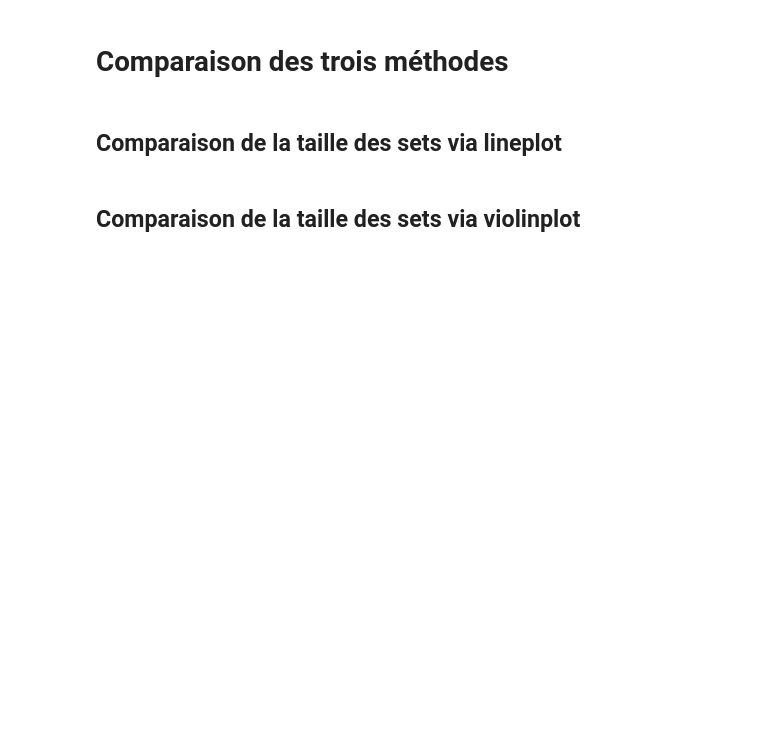
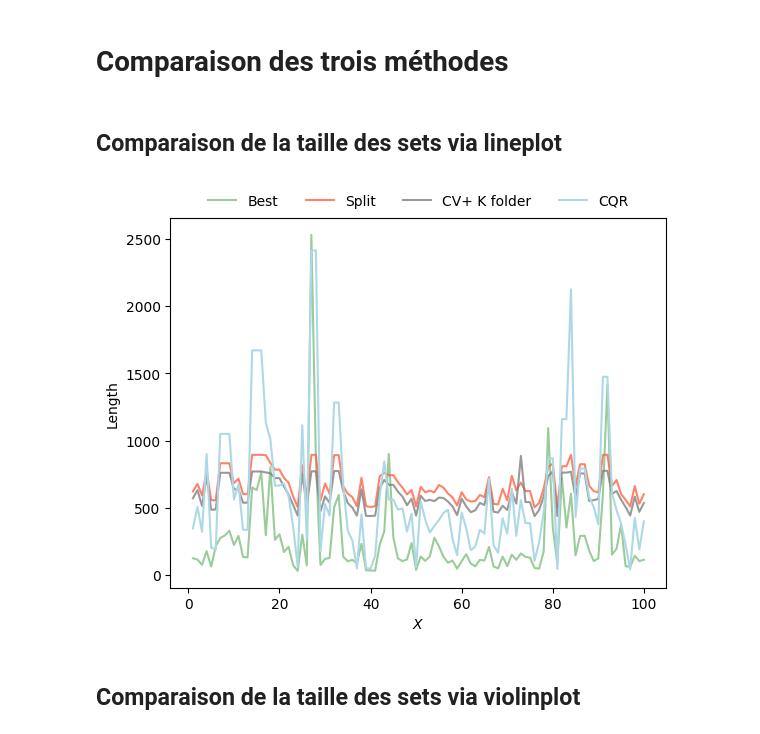
Before and after one commit to Krrcharles/Prediction-conforme-pour-les-donnees--analysee-par-Transformers, a Jupyter notebook: Code_stuart.ipynb, the cells around one changed output. Saved outputs shown, nothing was run; the diff lists cells and outputs as text; code cells hidden in the pictures; blank space fills up the shorter version.

```diff
--- a/Code_stuart.ipynb
+++ b/Code_stuart.ipynb
@@ -1318,7 +1320,7 @@ cv_qforest = True
 # ask for a prediction band with smaller average coverage
 # to avoid too conservative estimation of the prediction band
 # This would be equal to coverage_factor*(quantiles[1] - quantiles[0])
-coverage_factor = 0.85
+coverage_factor = 0.80 #0.85
 
 # ratio of held-out data, used in cross-validation
 cv_test_ratio = 0.05
@@ -1408,17 +1449,19 @@ with open('data/traite/y_lower_cqr', 'wb') as f1:
 ## Comparaison de la taille des sets via lineplot
 # %%
 fig = plt.figure()
-plt.plot(np.arange(1, len(length_split[:100]) + 1), length_split[:100], color='tomato', lw=2, alpha=0.8, label='Split')
-plt.plot(np.arange(1, len(length_cvp[:100]) + 1), length_cvp[:100], color='gray', lw=2, alpha=0.8, label='CV+ K folder')
-plt.plot(np.arange(1, len(length_cqr[:100]) + 1), length_cqr[:100], color='lightblue', lw=2, label='CQR')
+plt.plot(np.arange(1, len(length[:100]) + 1), length[:100], color='green', lw=1.5, alpha=0.4, label='Best')
+plt.plot(np.arange(1, len(length_split[:100]) + 1), length_split[:100], color='tomato', lw=1.5, alpha=0.8, label='Split')
+plt.plot(np.arange(1, len(length_cvp[:100]) + 1), length_cvp[:100], color='gray', lw=1.5, alpha=0.8, label='CV+ K folder')
+plt.plot(np.arange(1, len(length_cqr[:100]) + 1), length_cqr[:100], color='lightblue', lw=1.5, label='CQR')
 
 plt.xlabel('$X$')
 plt.ylabel('Length')
-plt.legend(loc='upper right')
-plt.title('Length per test point')
+plt.legend(loc='upper center', ncol=4, frameon=False, bbox_to_anchor=(0.5, 1.1))
 plt.savefig("fig/illustration_length.png", bbox_inches='tight', dpi=300)
 plt.show()
 plt.close()
+# %% [output]
+[figure, added]
 # %% [markdown]
 ## Comparaison de la taille des sets via violinplot
 # %%
```
Also changed, not shown: parts of 11 cells of this notebook, 7 other files.
